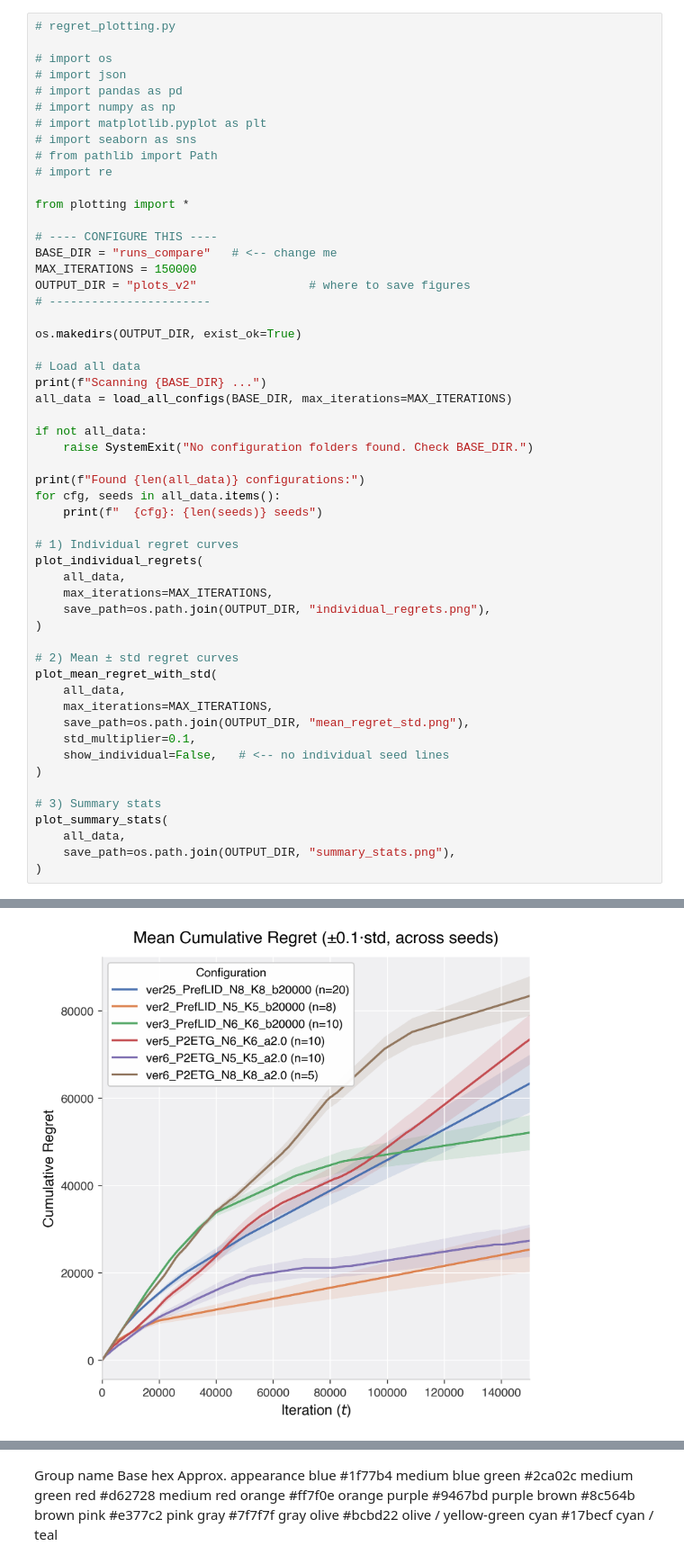
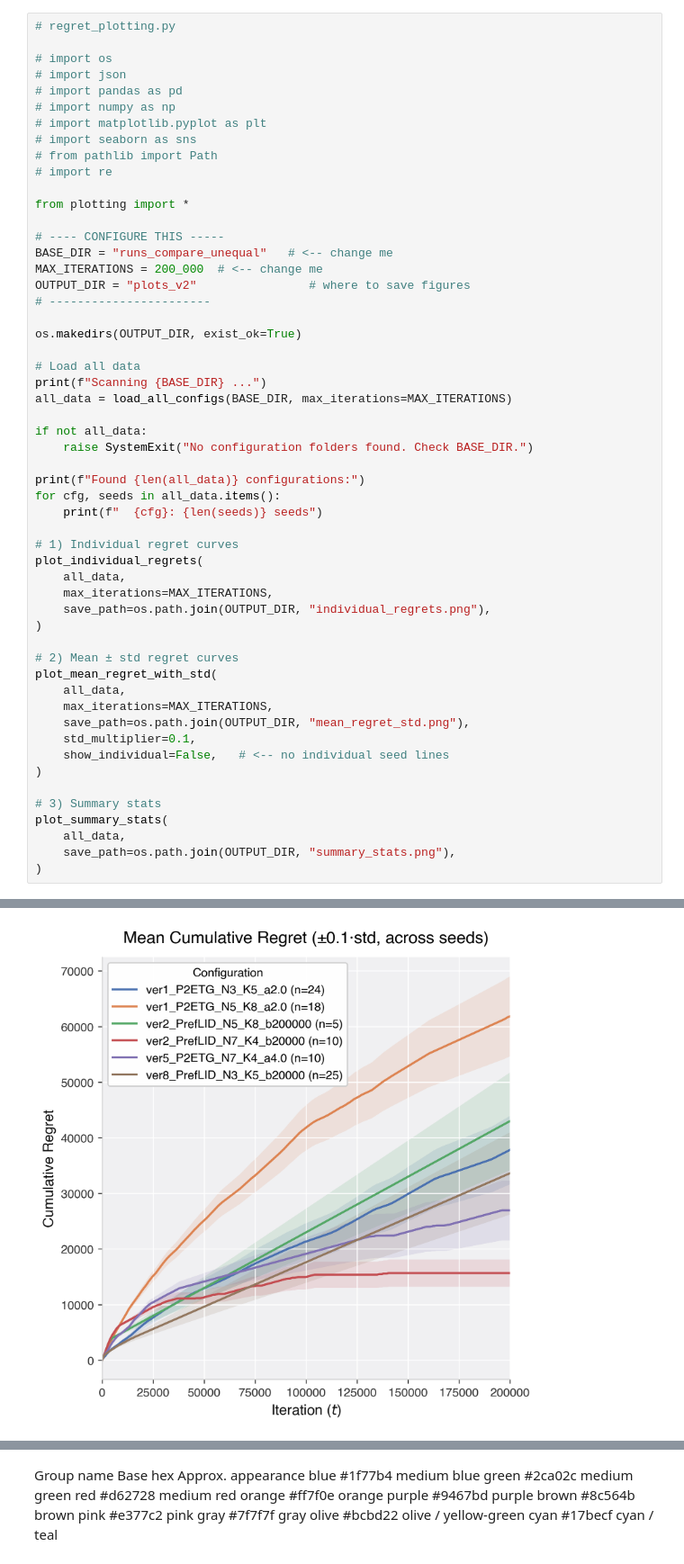
Before and after one commit to larkz/gale_shapley, a Jupyter notebook: notebooks/plots_preflid.ipynb, the cells around one changed output, grey strips where cells are left out. Shown at 90% size. Drawn from its saved outputs; the diff is of its cells as text.

```diff
--- a/notebooks/plots_preflid.ipynb
+++ b/notebooks/plots_preflid.ipynb
@@ -12,9 +12,9 @@
 
 from plotting import *
 
-# ---- CONFIGURE THIS ----
-BASE_DIR = "runs_compare"   # <-- change me
-MAX_ITERATIONS = 150000
+# ---- CONFIGURE THIS -----
+BASE_DIR = "runs_compare_unequal"   # <-- change me
+MAX_ITERATIONS = 200_000  # <-- change me
 OUTPUT_DIR = "plots_v2"                # where to save figures
 # -----------------------
 
@@ -78,10 +78,10 @@ Saved PDF: plots_v2/individual_regrets.png
 1 extra bytes in post.stringData array
 'created' timestamp seems very low; regarding as unix timestamp
 Zapf NOT subset; don't know how to subset; dropped
 feat NOT subset; don't know how to subset; dropped
 morx NOT subset; don't know how to subset; dropped
 Saved PDF: plots_v2/mean_regret_std.png
-[figure, old version]
+[figure, new version]
 1 extra bytes in post.stringData array
 'created' timestamp seems very low; regarding as unix timestamp
 Zapf NOT subset; don't know how to subset; dropped
```
Also changed, not shown: parts of 4 cells of this notebook, 2 other files.
